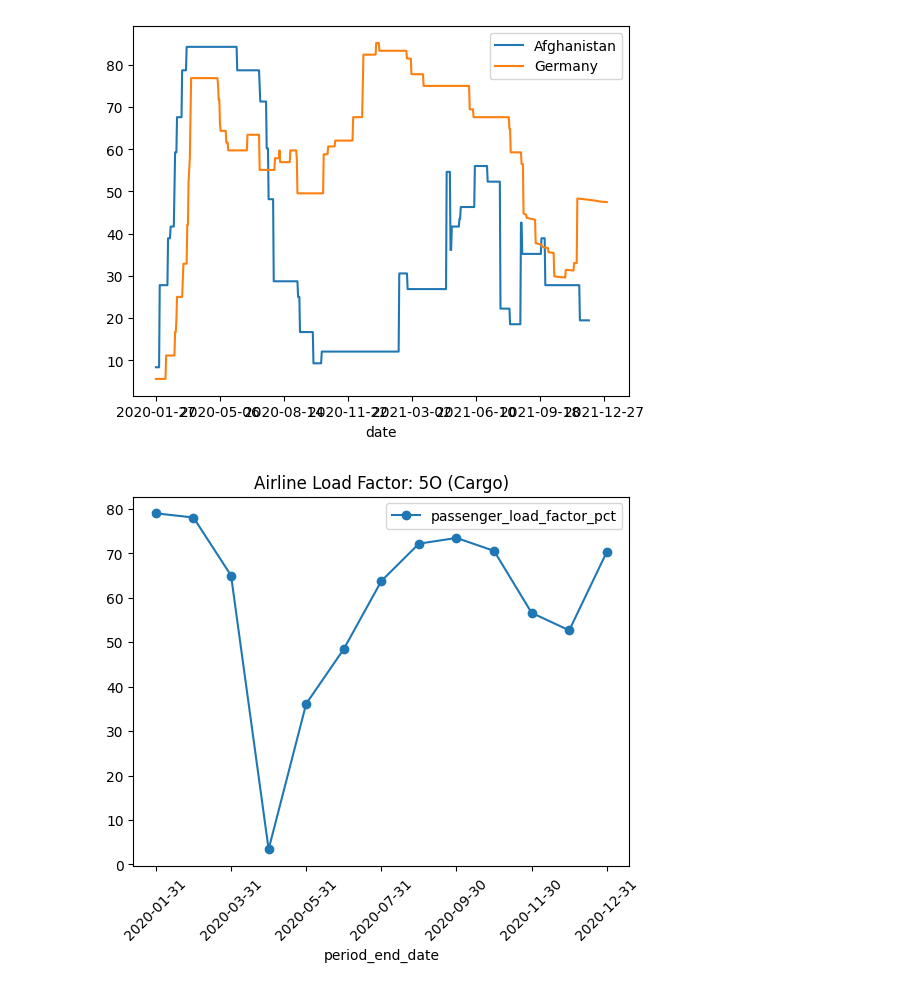
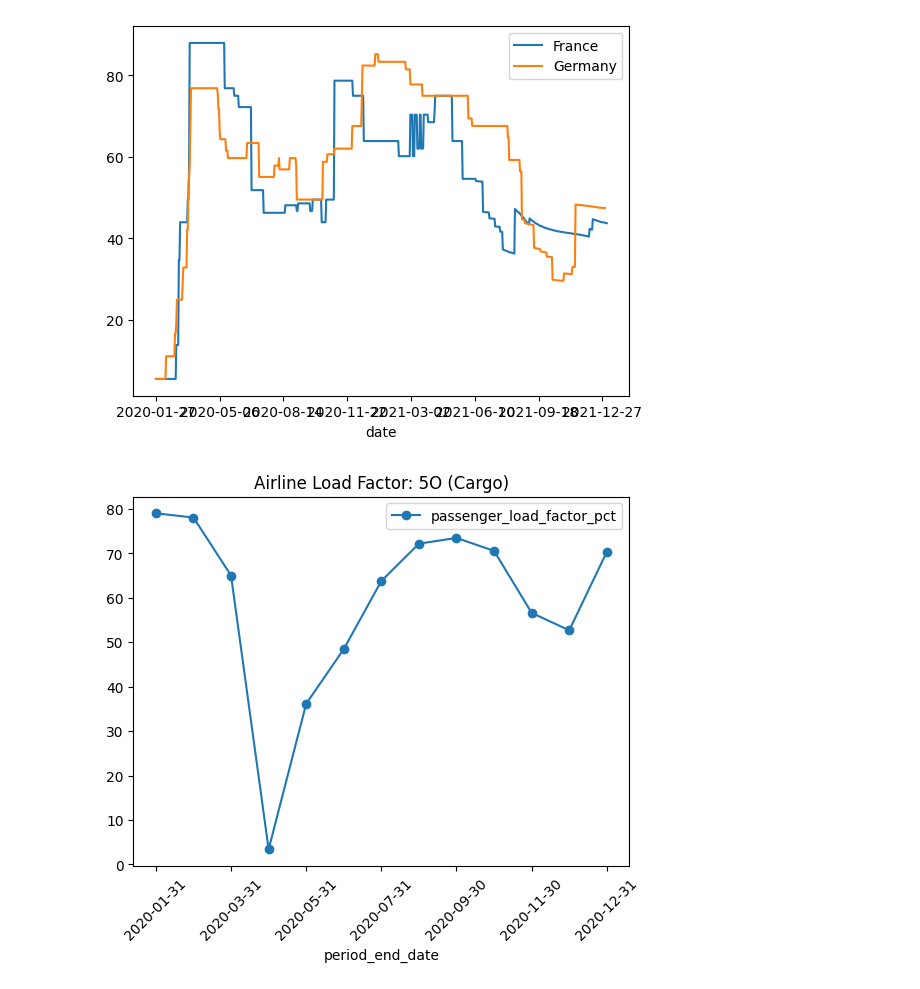
Before and after one commit to mrmoxon/hack23, a Jupyter notebook: explore.ipynb, the cells around one changed output. Drawn from its saved outputs; the diff is of its cells as text; code cells hidden in the pictures.

```diff
--- a/explore.ipynb
+++ b/explore.ipynb
@@ -55,33 +55,33 @@ validation.sort_values('passenger_load_factor_pct', ascending=True)
 # %%
 import matplotlib.pyplot as plt
 # Import covid data
 covid = pd.read_csv('data/covid.csv')
 
 # Plot stringency_index over time for a given country
 def plot_country(country):
     country_data = covid[covid['location'] == country]
     country_data.plot(x='date', y='stringency_index')
     plt.show()
 
 # Overlayed on the same plot, plot stringency_index over time for two countries
 def plot_countries(country1, country2):
     country1_data = covid[covid['location'] == country1]
     country2_data = covid[covid['location'] == country2]
     # Plot on the same axis
     ax = country1_data.plot(x='date', y='stringency_index')
     country2_data.plot(x='date', y='stringency_index', ax=ax)
 
     # Label colours with country names
     ax.lines[0].set_label(country1)
     ax.lines[1].set_label(country2)
     ax.legend()
 
     plt.show()
 
 # Plot stringency_index over time for france and germany
-plot_countries('Afghanistan', 'Germany')
+plot_countries('France', 'Germany')
 # %% [output]
-[figure, old version]
+[figure, new version]
 # %%
 # Import load factor data
 load_factor = pd.read_csv('data/load_factor_data.csv')
```
Also changed, not shown: parts of 1 cell of this notebook, 1 other file.
